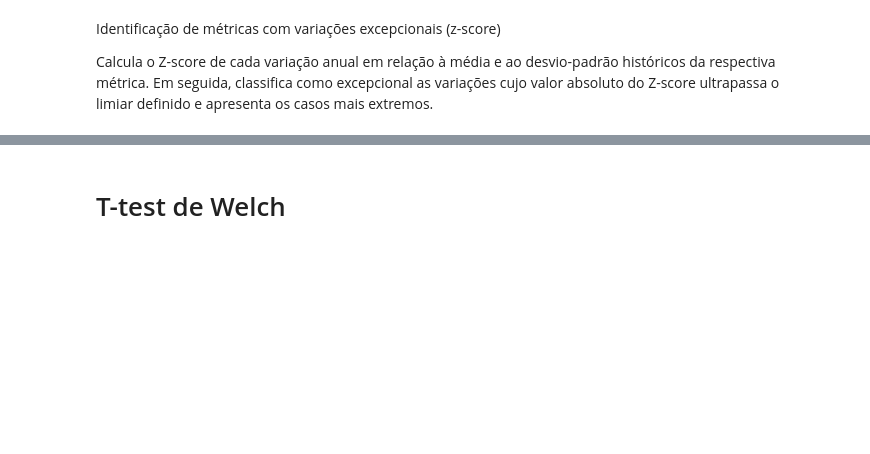
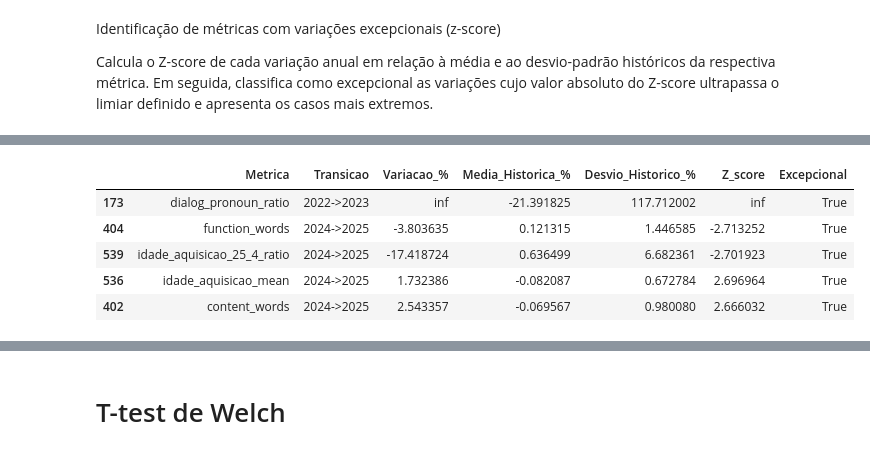
Before and after one commit to Thiago-Ruiz/Projeto-Mestrado, a Jupyter notebook: Analise-Longitudinal/longitudinal-analysis.ipynb, the cells around one changed output, grey strips where cells are left out. Cells and saved outputs as stored; diff of their text form; code cells hidden in the pictures; blank space fills up the shorter version.

```diff
--- a/Analise-Longitudinal/longitudinal-analysis.ipynb
+++ b/Analise-Longitudinal/longitudinal-analysis.ipynb
@@ -263,3 +526,12 @@ Métricas com variação excepcional (|z| > 1.0):
+# %%
+metricas_excepcionais.head()
+# %% [output]
+|  | Metrica | Transicao | Variacao_% | Media_Historica_% | Desvio_Historico_% | Z_score | Excepcional |
+| 173 | dialog_pronoun_ratio | 2022->2023 | inf | -21.391825 | 117.712002 | inf | True |
+| 404 | function_words | 2024->2025 | -3.803635 | 0.121315 | 1.446585 | -2.713252 | True |
+| 539 | idade_aquisicao_25_4_ratio | 2024->2025 | -17.418724 | 0.636499 | 6.682361 | -2.701923 | True |
+| 536 | idade_aquisicao_mean | 2024->2025 | 1.732386 | -0.082087 | 0.672784 | 2.696964 | True |
+| 402 | content_words | 2024->2025 | 2.543357 | -0.069567 | 0.980080 | 2.666032 | True |
 # %%
 # Tabela resumo: top 20 métricas mais alteradas em cada transição
 for transicao in tabela_zscores["Transicao"].unique():
```
Also changed, not shown: parts of 15 cells of this notebook, 15 other files.
